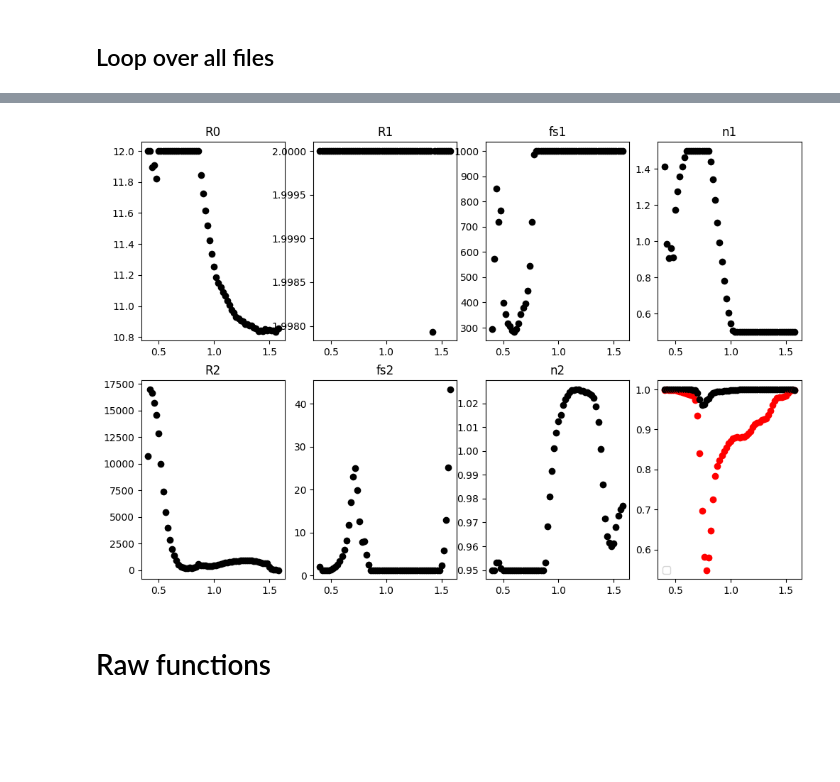
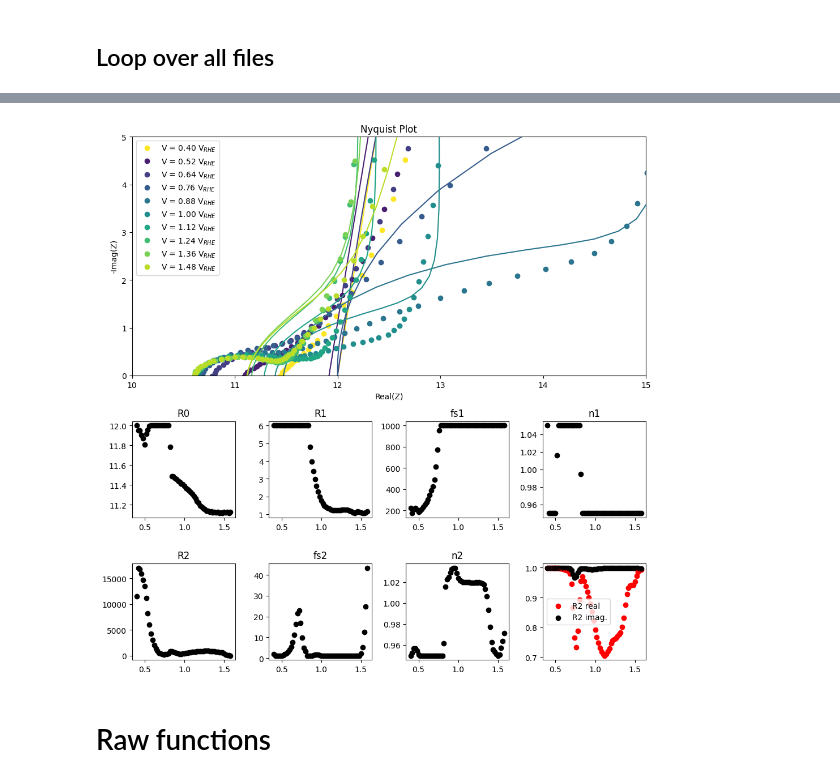
Before and after one commit to raulgarciadiez/EIS_HIROF, a Jupyter notebook: EIS_customized_flow.ipynb, the cells around one changed output, grey strips where cells are left out. Cells and saved outputs as stored; diff of their text form; code cells hidden in the pictures; blank space fills up the shorter version.

Commit message:
add plot with fit

```diff
--- a/EIS_customized_flow.ipynb
+++ b/EIS_customized_flow.ipynb
@@ -171,11 +172,26 @@ mpr_files.sort()
 # %% [markdown]
 ## Loop over all files
 # %%
-fig, axes = plt.subplots(2, 4, figsize=(12, 8))  # Create a figure with two subplots side by side
+#fig, axes = plt.subplots(2, 4, figsize=(12, 8))  # Create a figure with two subplots side by side
 
-Rs_guess = 11.
+fig = plt.figure(figsize=(10, 10))
+gs = gridspec.GridSpec(4, 4)
 
-R_guess = 1.5
+ax1 = fig.add_subplot(gs[:2, :])
+ax1.set_title('Nyquist Plot')
+
+axes = []
+for i in range(4):
+    for j in range(2, 4):
+        ax = fig.add_subplot(gs[j, i])
+        axes.append(ax)
+
+from matplotlib.cm import viridis
+colors = viridis(np.linspace(0, 1, len(mpr_files)))
+
+Rs_guess = 11.5
+
+R_guess = 2
 n_guess = 1.
 fs_guess = 10**1.3
 
@@ -186,14 +202,14 @@ fs2_guess = 10**0.5
 initial_guess = [Rs_guess, R_guess, fs_guess, n_guess, R2_guess, fs2_guess, n2_guess]
 
 bounds = (
-    [8, 1, 10**0.1, 0.5, 1, 10**0.1, 0.95],  # Lower bounds
-    [12, 2, 10**3, 1.5, 1e8, 10**3, 1.05]  # Upper bounds
+    [10, 1, 10**0.1, 0.95, 1, 10**0.1, 0.95],  # Lower bounds
+    [12, 6, 10**3, 1.05, 1e8, 10**3, 1.05]  # Upper bounds
 
 )
 
 popt = []
 
-for file_path in mpr_files:
+for (n_file,file_path) in enumerate(mpr_files):
     mpr_file = BioLogic.MPRfile(file_path)
     df = pd.DataFrame(mpr_file.data)
 
@@ -217,18 +233,25 @@ for file_path in mpr_files:
             popt, pcov = curve_fit(rrcrc_cpe_model, omega, Z, p0=initial_guess, bounds=bounds)
 
         R0_opt, R1_opt, fs1_opt, n1_opt, R2_opt, fs2_opt, n2_opt = popt
-        print(f'Ewe={Ewe:.2f} V, Optimal parameters: R0={R0_opt}, R1={R1_opt}, fs1={fs1_opt}, n1={n1_opt}, R2={R2_opt}, fs2={fs2_opt}, n2={n2_opt}')
+        #print(f'Ewe={Ewe:.2f} V, Optimal parameters: R0={R0_opt}, R1={R1_opt}, fs1={fs1_opt}, n1={n1_opt}, R2={R2_opt}, fs2={fs2_opt}, n2={n2_opt}')
 
         Z_fit = rrcrc_cpe_model(omega, *popt)
         real_fit = Z_fit[:len(frequencies)]
         imaginary_fit = Z_fit[len(frequencies):]
-        axes[0][0].scatter(Ewe, R0_opt, c = "k")
-        axes[0][1].scatter(Ewe, R1_opt, c = "k")
-        axes[0][2].scatter(Ewe, fs1_opt, c = "k")
-        axes[0][3].scatter(Ewe, n1_opt, c = "k")
-        axes[1][0].scatter(Ewe, R2_opt, c = "k")
-        axes[1][1].scatter(Ewe, fs2_opt, c = "k")
-        axes[1][2].scatter(Ewe, n2_opt, c = "k")
+
+        if n_file%6 == 0:
+            ax1.plot(real, -imaginary, 'o', color=colors[n_file-1], label=f"V = {Ewe:.2f} V$_{{RHE}}$")
+            ax1.plot(real_fit, -imaginary_fit, '-', color=colors[n_file-1])
+            ax1.set_xlabel('Real(Z)')
+            ax1.set_ylabel('-Imag(Z)')
+
+        axes[0].scatter(Ewe, R0_opt, c = "k")#[2]
+        axes[2].scatter(Ewe, R1_opt, c = "k")
+        axes[4].scatter(Ewe, fs1_opt, c = "k")
+        axes[6].scatter(Ewe, n1_opt, c = "k")
+        axes[1].scatter(Ewe, R2_opt, c = "k")
+        axes[3].scatter(Ewe, fs2_opt, c = "k")
+        axes[5].scatter(Ewe, n2_opt, c = "k")
 
         def calculate_r_squared(observed, predicted):
             ss_res = np.sum((observed - predicted) ** 2)
@@ -238,24 +261,31 @@ for file_path in mpr_files:
         r_squared_real = calculate_r_squared(real, real_fit)
         r_squared_imaginary = calculate_r_squared(imaginary, imaginary_fit)
 
-        axes[1][3].scatter(Ewe, r_squared_real, c = "r")
-        axes[1][3].scatter(Ewe, r_squared_imaginary, c = "k")
+        if n_file == 0:
+            axes[7].scatter(Ewe, r_squared_real, c = "r", label = "R2 real")
+            axes[7].scatter(Ewe, r_squared_imaginary, c = "k", label = "R2 imag.")
+        else:
+            axes[7].scatter(Ewe, r_squared_real, c = "r")
+            axes[7].scatter(Ewe, r_squared_imaginary, c = "k")
 
     except RuntimeError:
         print(f"Ewe={Ewe:.2f} V - No fit")
 
     #plt.plot(real, -imaginary, label = f"V = {Ewe:.2f} V$_{{RHE}}$")
 
-
-
-axes[0][0].set_title("R0")
-axes[0][1].set_title("R1")
-axes[0][2].set_title("fs1")
-axes[0][3].set_title("n1")
-axes[1][0].set_title("R2")
-axes[1][1].set_title("fs2")
-axes[1][2].set_title("n2")
+axes[0].set_title("R0")
+axes[2].set_title("R1")
+axes[4].set_title("fs1")
+axes[6].set_title("n1")
+axes[1].set_title("R2")
+axes[3].set_title("fs2")
+axes[5].set_title("n2")
 
 #.set_yscale("log")
-axes[1][3].legend()
+axes[7].legend()
+ax1.legend()
+ax1.set_xlim([10,15])
+ax1.set_ylim([0,5])
+
+plt.tight_layout()
 # %% [output]
@@ -284,3 +292,3 @@ Ewe=1.58 V, Optimal parameters: R0=10.856191159757895, R1=1.9999999999999998, fs
-[figure, old version]
+[figure, new version]
 # %% [markdown]
 # Raw functions
```
Also changed, not shown: parts of 3 cells of this notebook.
